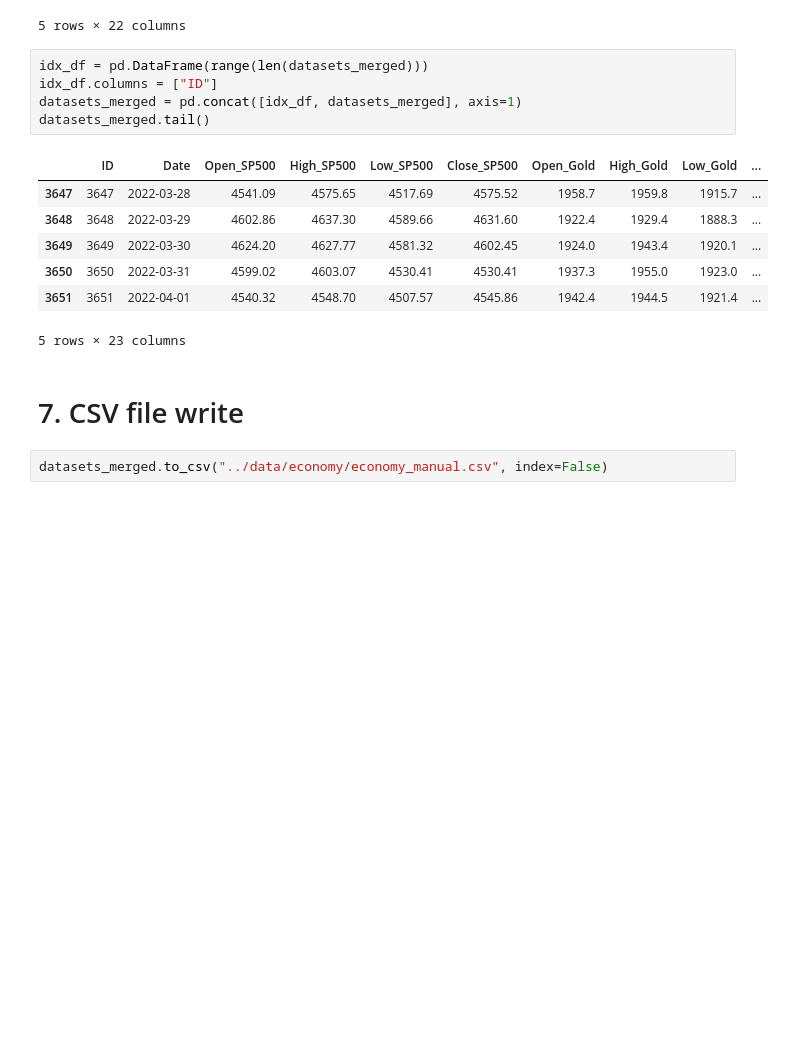
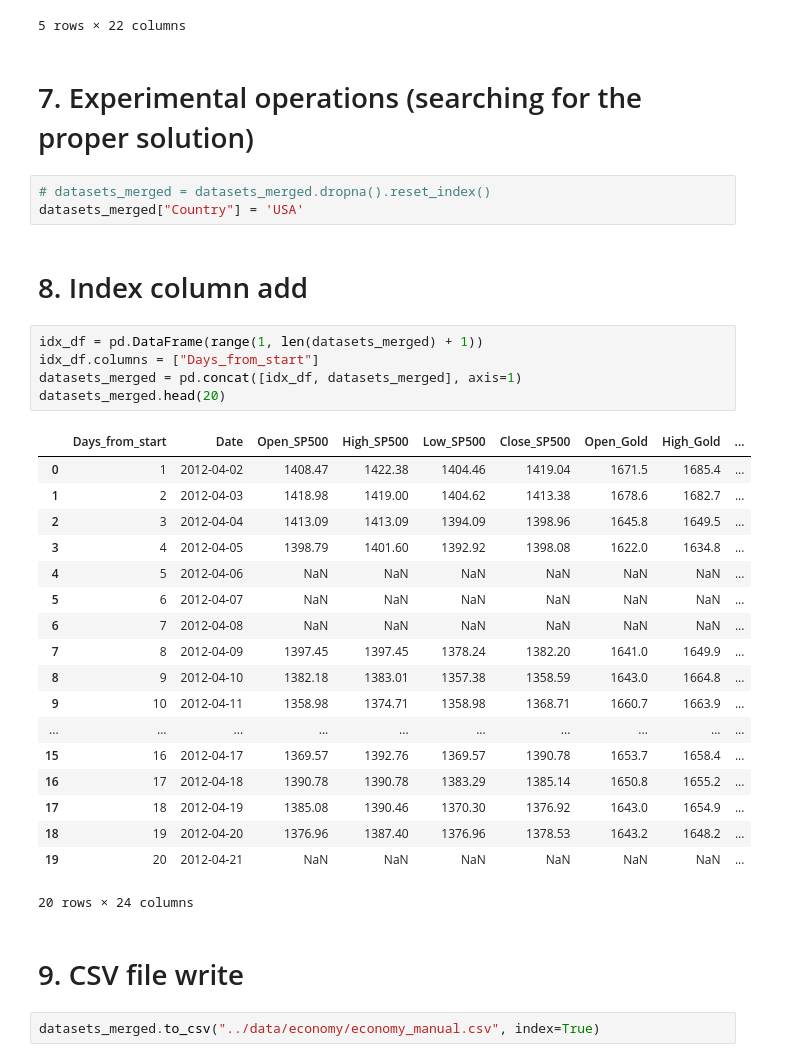
Before and after one commit to Kostee/tft-overview, a Jupyter notebook: manually_downloaded_data/format_manually_downloaded.ipynb, the cells around one changed output. Saved outputs shown, nothing was run; the diff lists cells and outputs as text; blank space fills up the shorter version.

```diff
--- a/manually_downloaded_data/format_manually_downloaded.ipynb
+++ b/manually_downloaded_data/format_manually_downloaded.ipynb
@@ -229,20 +231,38 @@ datasets_merged.tail()
 | 3650 | 2022-03-31 | 4599.02 | 4603.07 | 4530.41 | 4530.41 | 1937.3 | 1955.0 | 1923.0 | 1954.0 | ... |
 | 3651 | 2022-04-01 | 4540.32 | 4548.70 | 4507.57 | 4545.86 | 1942.4 | 1944.5 | 1921.4 | 1923.7 | ... |
 5 rows × 22 columns
+# %% [markdown]
+# 7. Experimental operations (searching for the proper solution)
+# %%
+# datasets_merged = datasets_merged.dropna().reset_index()
+datasets_merged["Country"] = 'USA'
+# %% [markdown]
+# 8. Index column add
 # %%
-idx_df = pd.DataFrame(range(len(datasets_merged)))
-idx_df.columns = ["ID"]
+idx_df = pd.DataFrame(range(1, len(datasets_merged) + 1))
+idx_df.columns = ["Days_from_start"]
 datasets_merged = pd.concat([idx_df, datasets_merged], axis=1)
-datasets_merged.tail()
+datasets_merged.head(20)
 # %% [output]
-|  | ID | Date | Open_SP500 | High_SP500 | Low_SP500 | Close_SP500 | Open_Gold | High_Gold | Low_Gold | ... |
-| 3647 | 3647 | 2022-03-28 | 4541.09 | 4575.65 | 4517.69 | 4575.52 | 1958.7 | 1959.8 | 1915.7 | ... |
-| 3648 | 3648 | 2022-03-29 | 4602.86 | 4637.30 | 4589.66 | 4631.60 | 1922.4 | 1929.4 | 1888.3 | ... |
-| 3649 | 3649 | 2022-03-30 | 4624.20 | 4627.77 | 4581.32 | 4602.45 | 1924.0 | 1943.4 | 1920.1 | ... |
-| 3650 | 3650 | 2022-03-31 | 4599.02 | 4603.07 | 4530.41 | 4530.41 | 1937.3 | 1955.0 | 1923.0 | ... |
-| 3651 | 3651 | 2022-04-01 | 4540.32 | 4548.70 | 4507.57 | 4545.86 | 1942.4 | 1944.5 | 1921.4 | ... |
+|  | Days_from_start | Date | Open_SP500 | High_SP500 | Low_SP500 | Close_SP500 | Open_Gold | High_Gold | ... |
+| 0 | 1 | 2012-04-02 | 1408.47 | 1422.38 | 1404.46 | 1419.04 | 1671.5 | 1685.4 | ... |
+| 1 | 2 | 2012-04-03 | 1418.98 | 1419.00 | 1404.62 | 1413.38 | 1678.6 | 1682.7 | ... |
+| 2 | 3 | 2012-04-04 | 1413.09 | 1413.09 | 1394.09 | 1398.96 | 1645.8 | 1649.5 | ... |
+| 3 | 4 | 2012-04-05 | 1398.79 | 1401.60 | 1392.92 | 1398.08 | 1622.0 | 1634.8 | ... |
+| 4 | 5 | 2012-04-06 | NaN | NaN | NaN | NaN | NaN | NaN | ... |
+| 5 | 6 | 2012-04-07 | NaN | NaN | NaN | NaN | NaN | NaN | ... |
+| 6 | 7 | 2012-04-08 | NaN | NaN | NaN | NaN | NaN | NaN | ... |
+| 7 | 8 | 2012-04-09 | 1397.45 | 1397.45 | 1378.24 | 1382.20 | 1641.0 | 1649.9 | ... |
+| 8 | 9 | 2012-04-10 | 1382.18 | 1383.01 | 1357.38 | 1358.59 | 1643.0 | 1664.8 | ... |
+| 9 | 10 | 2012-04-11 | 1358.98 | 1374.71 | 1358.98 | 1368.71 | 1660.7 | 1663.9 | ... |
+| ... | ... | ... | ... | ... | ... | ... | ... | ... | ... |
+| 15 | 16 | 2012-04-17 | 1369.57 | 1392.76 | 1369.57 | 1390.78 | 1653.7 | 1658.4 | ... |
+| 16 | 17 | 2012-04-18 | 1390.78 | 1390.78 | 1383.29 | 1385.14 | 1650.8 | 1655.2 | ... |
+| 17 | 18 | 2012-04-19 | 1385.08 | 1390.46 | 1370.30 | 1376.92 | 1643.0 | 1654.9 | ... |
+| 18 | 19 | 2012-04-20 | 1376.96 | 1387.40 | 1376.96 | 1378.53 | 1643.2 | 1648.2 | ... |
+| 19 | 20 | 2012-04-21 | NaN | NaN | NaN | NaN | NaN | NaN | ... |
-5 rows × 23 columns
+20 rows × 24 columns
 # %% [markdown]
-# 7. CSV file write
+# 9. CSV file write
 # %%
-datasets_merged.to_csv("../data/economy/economy_manual.csv", index=False)
+datasets_merged.to_csv("../data/economy/economy_manual.csv", index=True)
```
Also changed, not shown: parts of 1 cell of this notebook, 42 other files.
